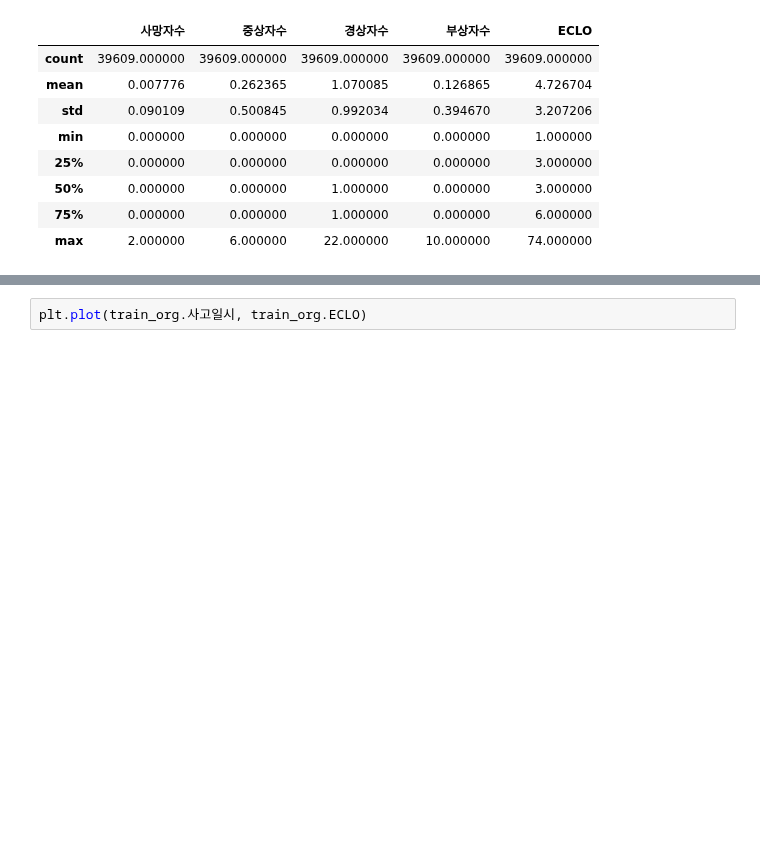
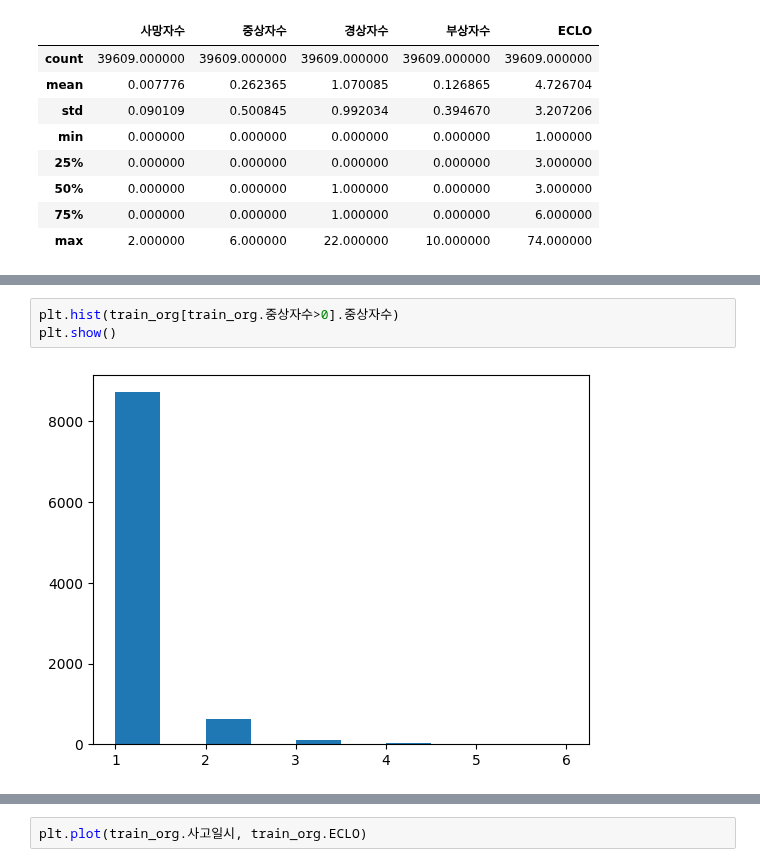
Before and after one commit to tgwon/ai4ml, a Jupyter notebook: project/EDA.ipynb, the cells around one changed output, grey strips where cells are left out. Cells and saved outputs as stored; diff of their text form; blank space fills up the shorter version.

```diff
--- a/project/EDA.ipynb
+++ b/project/EDA.ipynb
@@ -63,0 +164,5 @@ train_org.describe()
+# %%
+plt.hist(train_org[train_org.중상자수>0].중상자수)
+plt.show()
+# %% [output]
+[figure, added]
```
Also changed, not shown: parts of 29 cells of this notebook.
